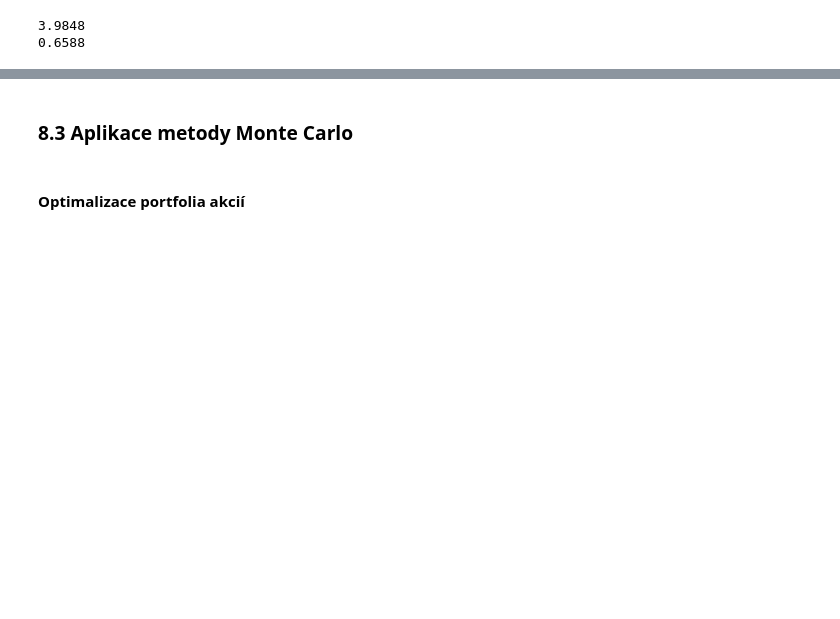
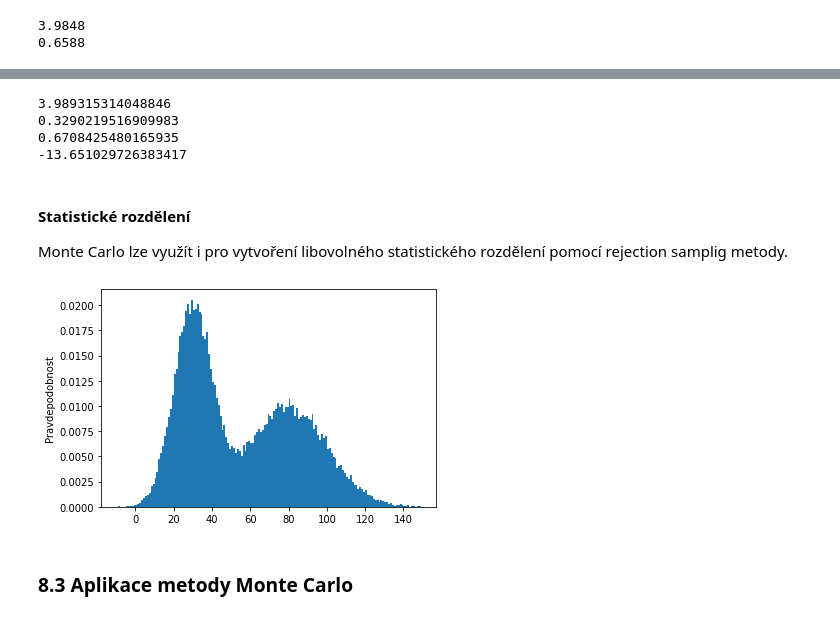
Before and after one commit to pkbcz/MSW2, a Jupyter notebook: 08 monte_carlo.ipynb, the cells around one changed output, grey strips where cells are left out. Saved outputs shown, nothing was run; the diff lists cells and outputs as text; code cells hidden in the pictures; blank space fills up the shorter version.

```diff
--- a/08 monte_carlo.ipynb
+++ b/08 monte_carlo.ipynb
@@ -212,4 +266,79 @@ print(integral(a=1, b=3, f=lambda x: -3*x**2 + 6, pocet_vzorku=10000))
+# %%
+def integral(a, b, f, n):
+    xs = np.random.uniform(a, b, n)
+    return (b-a)*np.mean(f(xs))
+
+#int_0^2(2*x) = 0^2[x**2] = 4 - 0 = 4
+print(integral(a=0, b=2, f=lambda x: 2*x, n=10000))
+
+#int_0^1(x**2) = 0^1[1/3 * x**3] = [1/3 1**3] - [1/3 * 0**3] = 1/3
+print(integral(a=0, b=1, f=lambda x: x**2, n=10000))
+
+#int_-1^1(x**2) = -1^1[1/3 * x**3] = [1/3 1**3] - [1/3 *(-1)**3] = 2/3
+print(integral(a=-1, b=1, f=lambda x: x**2, n=10000))
+
+#int_1^3(-3x**2+6) = 1^3[-x**3+6x] = [-3**3 + 6*3] - [-1**3 + 6*1] =  [-27 + 18] - [-1 + 6] = -9 -5 = -14
+print(integral(a=1, b=3, f=lambda x: -3*x**2 + 6, n=10000))
+# %% [output]
+3.989315314048846
+0.3290219516909983
+0.6708425480165935
+-13.651029726383417
+# %% [markdown]
+#### Statistické rozdělení
+
+Monte Carlo lze využít i pro vytvoření libovolného statistického rozdělení pomocí rejection samplig metody.
+# %%
+import numpy as np
+from scipy.stats import norm
+
+#P* = N(mu1, sigma1) + N(mu2, sigma2), součet normálních rozdělení
+def P_star(x, mu_norm1, sigma_norm1, mu_norm2, sigma_norm2):
+    p_x = norm.pdf(x, mu_norm1, sigma_norm1) + norm.pdf(x, mu_norm2, sigma_norm2)
+    return(p_x)
+
+#Q = proposal function, normální rozdělení z rozdílu středních hodnot a součtu rozptylů
+def Q(x, mu_q, sigma_q):
+    q_x = norm.pdf(x,mu_q,sigma_q)
+    return(q_x)
+
+#vygenerujeme souradnice x, u a zamitneme ty u, ktere nespadaji svou funkční hodnotou do P* rozdělení
+def rejection_sampling(M, c, mu_q, sigma_q, mu_norm1, sigma_norm1, mu_norm2, sigma_norm2):
+    x = np.random.normal(mu_q, sigma_q, size=M)
+    u = np.random.uniform(0,c * Q(x, mu_q, sigma_q), size=M)
+    return np.array(list(filter(
+        lambda u: u[0] <= P_star(u[1], mu_norm1, sigma_norm1, mu_norm2, sigma_norm2), zip(u, x))))[:,1]
+
+def main():
+
+    #doména hodnot, na kterých chceme vzorkovat z rozdělení
+    x = np.arange(-10,150)
+
+    #střední hodnota a rozptyl dvou normálních rozdělení
+    mu_norm1 = 30        #N(30, 10)
+    sigma_norm1 = 10
+    mu_norm2 = 80       #N(80, 20)
+    sigma_norm2 = 20
+
+    #proposal function Q(x) = N(80-30, 20+10) = N(50, 30)
+    #pomocí ní se provádí generování ze součtu rozdělení P* = N(30, 10) + N(80, 20)
+    mu_q = 50
+    sigma_q = 30
+
+    #k rozdělení se vytváří normalizační konstanta
+    c = max(P_star(x, mu_norm1, sigma_norm1, mu_norm2, sigma_norm2) / Q(x, mu_q, sigma_q))
+
+    #pomocí rejection samplingu vrátíme přijaté hodnoty, spadající do rozdělení
+    x_accepted = rejection_sampling(100000, c, mu_q, sigma_q, mu_norm1, sigma_norm1, mu_norm2, sigma_norm2)
+
+    #vytvoříme histogram z nezamítnutých hodnot
+    counts, bins, ignored = plt.hist(x_accepted, x, density = True)
+    plt.ylabel("Pravdepodobnost")
+    plt.show()
+
+if __name__ == "__main__":
+    main()
+# %% [output]
+[figure, added]
 # %% [markdown]
 ### 8.3 Aplikace metody Monte Carlo
-# %% [markdown]
-#### Optimalizace portfolia akcií
```
Also changed, not shown: parts of 35 cells of this notebook, 41 other files.
